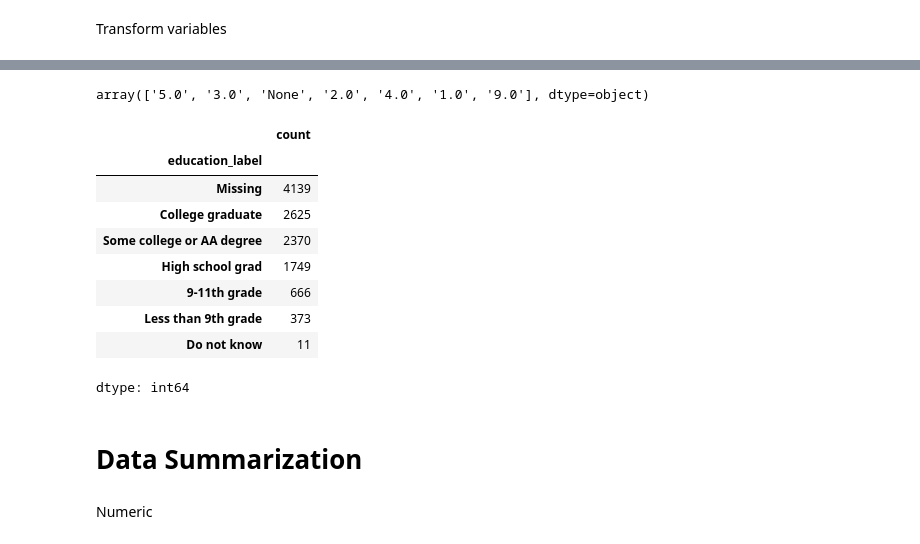
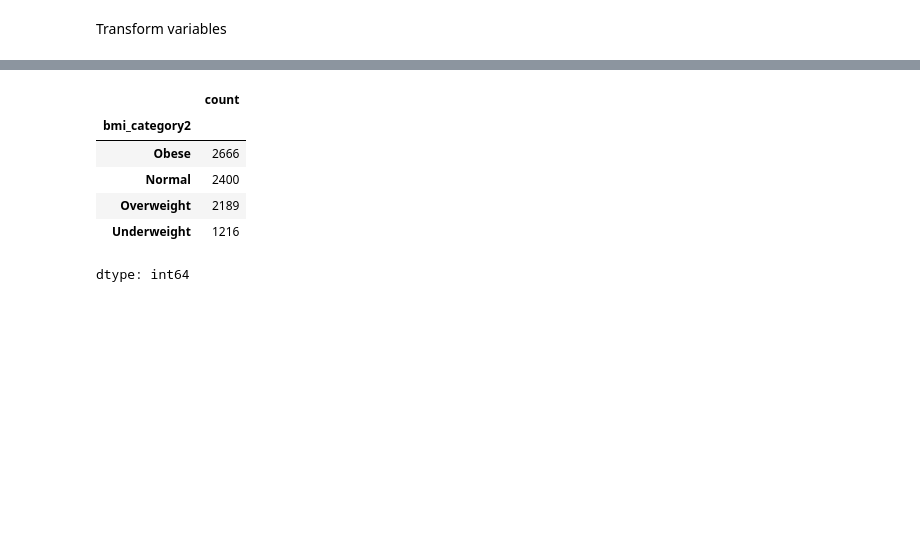
Before and after one commit to osoliman/DSC110, a Jupyter notebook: Description/DSC110_Description_Cleaning_Summarization.ipynb, the cells around one changed output, grey strips where cells are left out. Drawn from its saved outputs; the diff is of its cells as text; code cells hidden in the pictures; blank space fills up the shorter version.

```diff
--- a/Description/DSC110_Description_Cleaning_Summarization.ipynb
+++ b/Description/DSC110_Description_Cleaning_Summarization.ipynb
@@ -126,2 +257,15 @@ np.int64(0)
 # %% [markdown]
 Transform variables
+# %%
+def bmi_check(bmi):
+  if bmi < 18.5:
+    bmi_result = "Underweight"
+  elif bmi < 25:
+    bmi_result = "Normal"
+  elif bmi < 30:
+    bmi_result = "Overweight"
+  else:
+    bmi_result = "Obese"
+  return bmi_result
+# %%
+df['bmi_category'] = df['bmi'].apply(bmi_check)
@@ -128,8 +284,5 @@ Transform variables
 # %%
-# Create BMI categories
-df['bmi_category'] = pd.cut(df['bmi'],
-                             bins=[0, 18.5, 25, 30, 100],
-                             labels=['Underweight', 'Normal', 'Overweight', 'Obese'])
-
-# Check it worked
-df['bmi_category'].value_counts()
+#New function called "cut"
+df['bmi_category2'] = pd.cut(df['bmi'],
+                             bins = [0, 18.5, 25, 30, 100],
+                             labels = ["Underweight", "Normal", "Overweight", "Obese"])
@@ -144,35 +289,11 @@ dtype: int64
-# %%
-df['education'].unique()
-# %% [output]
-array(['5.0', '3.0', 'None', '2.0', '4.0', '1.0', '9.0'], dtype=object)
-# %%
-# Create a mapping dictionary (adjust based on your data dictionary)
-education_map = {
-    '1.0': 'Less than 9th grade',
-    '2.0': '9-11th grade',
-    '3.0': 'High school grad',
-    '4.0': 'Some college or AA degree',
-    '5.0': 'College graduate',
-    '9.0': 'Do not know',
-    'None': 'Missing'
-}
-# Apply the mapping
-df['education_label'] = df['education'].map(education_map)
 # %%
-# Check it worked
-df['education_label'].value_counts()
+#Verify it
+df['bmi_category2'].value_counts()
 # %% [output]
 |  | count |
-| education_label |  |
-| Missing | 4139 |
-| College graduate | 2625 |
-| Some college or AA degree | 2370 |
-| High school grad | 1749 |
-| 9-11th grade | 666 |
-| Less than 9th grade | 373 |
-| Do not know | 11 |
+| bmi_category2 |  |
+| Obese | 2666 |
+| Normal | 2400 |
+| Overweight | 2189 |
+| Underweight | 1216 |
 dtype: int64
-# %% [markdown]
-# **Data Summarization**
-# %% [markdown]
-Numeric
```
Also changed, not shown: parts of 71 cells of this notebook.
